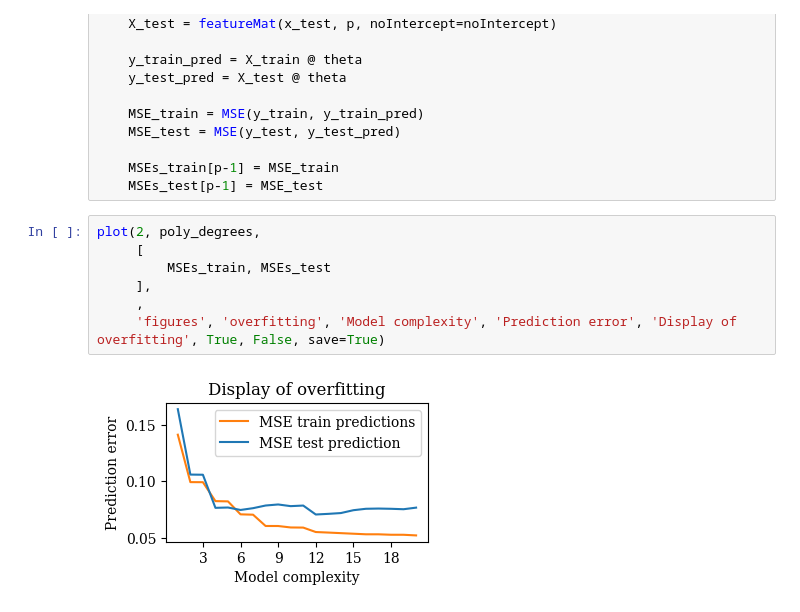
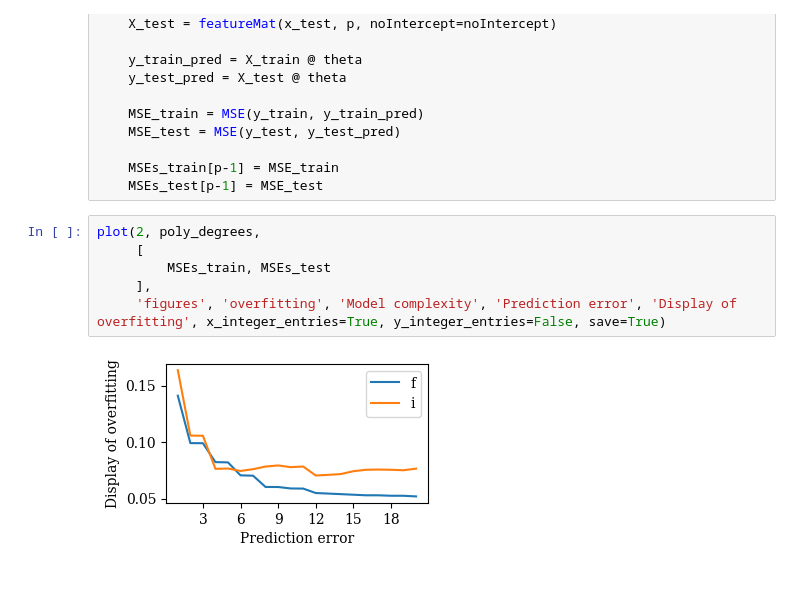
Before and after one commit to yangliu141/Exploration-of-Regression-with-the-Runge-Function, a Jupyter notebook: Code/Showcase_Notebooks/bias_variance.ipynb, the cells around one changed output. Cells and saved outputs as stored; diff of their text form; blank space fills up the shorter version.

```diff
--- a/Code/Showcase_Notebooks/bias_variance.ipynb
+++ b/Code/Showcase_Notebooks/bias_variance.ipynb
@@ -41,12 +41,11 @@ for p in poly_degrees:
 # %%
 plot(2, poly_degrees,
      [
          MSEs_train, MSEs_test
      ],
-     ,
-     'figures', 'overfitting', 'Model complexity', 'Prediction error', 'Display of overfitting', True, False, save=True)
+     'figures', 'overfitting', 'Model complexity', 'Prediction error', 'Display of overfitting', x_integer_entries=True, y_integer_entries=False, save=True)
 # %% [output]
-[figure, old version]
+[figure, new version]
 # %%
 #Show bias-variance tradeoff by resampling using Bootstrap
 
```
Also changed, not shown: parts of 1 cell of this notebook, 10 other files.
